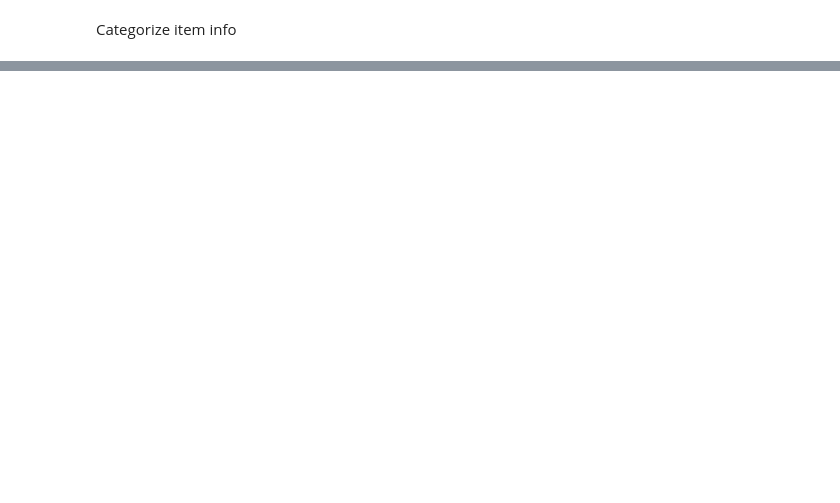
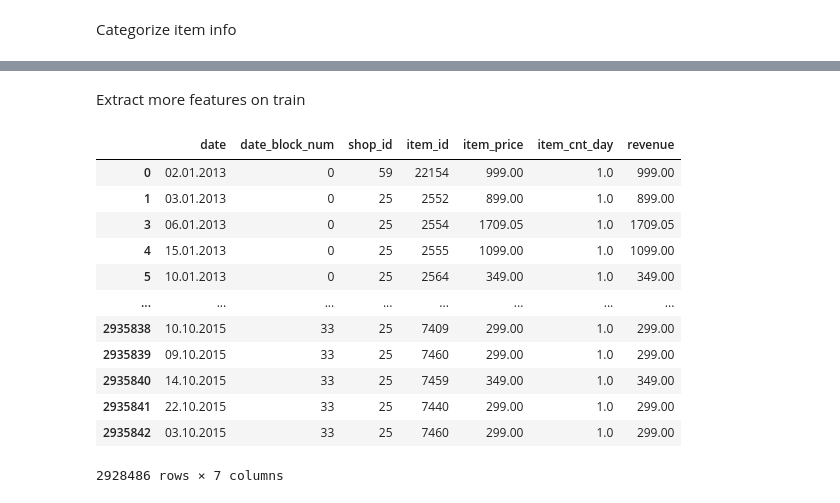
Before and after one commit to GaoangLiu/AA_ipynb, a Jupyter notebook: A_journey_of_predicting_future_sales_.ipynb, the cells around one changed output, grey strips where cells are left out. Saved outputs shown, nothing was run; the diff lists cells and outputs as text; code cells hidden in the pictures; blank space fills up the shorter version.

```diff
--- a/A_journey_of_predicting_future_sales_.ipynb
+++ b/A_journey_of_predicting_future_sales_.ipynb
@@ -413,0 +326,24 @@ items_df[items_df.type == 'mac']
+# %% [markdown]
+Extract more features on train
+# %%
+train_df = train
+train_df['revenue'] = train_df['item_price'] * train['item_cnt_day']
+group = train_df.groupby(['date_block_num', 'shop_id', 'item_id']).agg({'item_cnt_day': ['sum']})
+
+train_df
+# TODO
+# https://www.kaggle.com/meliao/lgb-baseline-top8-clear-code-50-faster
+# %% [output]
+|  | date | date_block_num | shop_id | item_id | item_price | item_cnt_day | revenue |
+| 0 | 02.01.2013 | 0 | 59 | 22154 | 999.00 | 1.0 | 999.00 |
+| 1 | 03.01.2013 | 0 | 25 | 2552 | 899.00 | 1.0 | 899.00 |
+| 3 | 06.01.2013 | 0 | 25 | 2554 | 1709.05 | 1.0 | 1709.05 |
+| 4 | 15.01.2013 | 0 | 25 | 2555 | 1099.00 | 1.0 | 1099.00 |
+| 5 | 10.01.2013 | 0 | 25 | 2564 | 349.00 | 1.0 | 349.00 |
+| ... | ... | ... | ... | ... | ... | ... | ... |
+| 2935838 | 10.10.2015 | 33 | 25 | 7409 | 299.00 | 1.0 | 299.00 |
+| 2935839 | 09.10.2015 | 33 | 25 | 7460 | 299.00 | 1.0 | 299.00 |
+| 2935840 | 14.10.2015 | 33 | 25 | 7459 | 349.00 | 1.0 | 349.00 |
+| 2935841 | 22.10.2015 | 33 | 25 | 7440 | 299.00 | 1.0 | 299.00 |
+| 2935842 | 03.10.2015 | 33 | 25 | 7460 | 299.00 | 1.0 | 299.00 |
+2928486 rows × 7 columns
```
Also changed, not shown: parts of 16 cells of this notebook.
